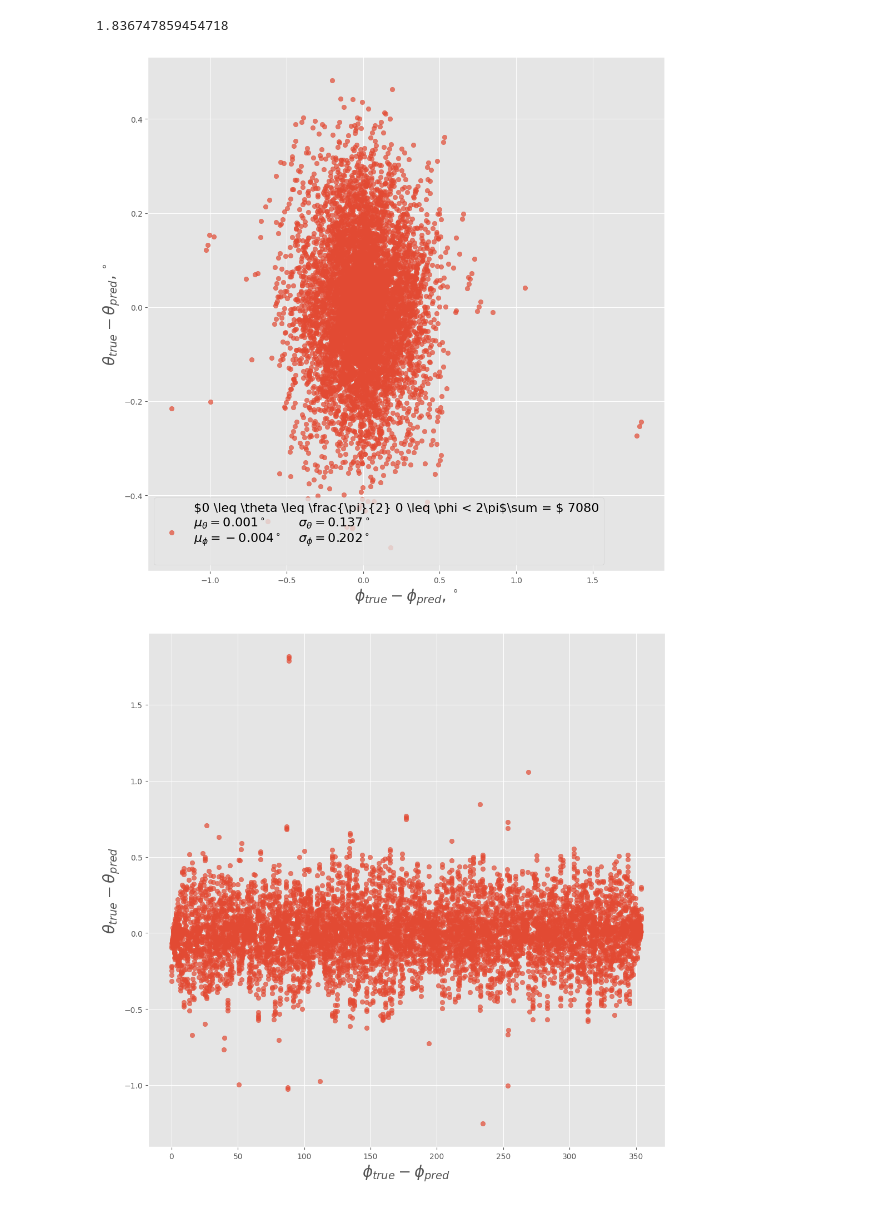
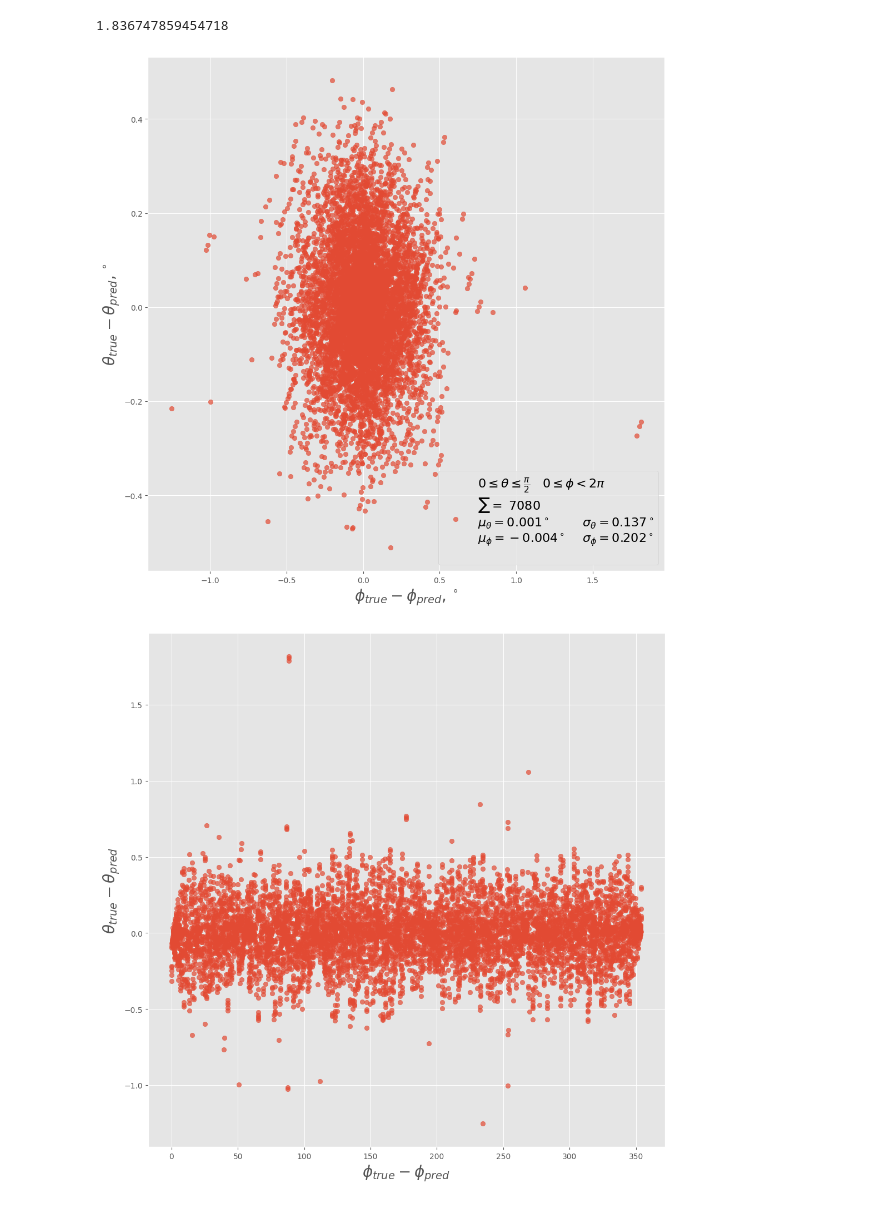
Before and after one commit to matalhim/EAS, a Jupyter notebook: direction/test.ipynb, the cells around one changed output. Cells and saved outputs as stored; diff of their text form; code cells hidden in the pictures.

```diff
--- a/direction/test.ipynb
+++ b/direction/test.ipynb
@@ -245,35 +245,35 @@ mean_error_phi = np.mean(errors_phi)
 std_error_theta = np.std(errors_theta)
 std_error_phi = np.std(errors_phi)
 
 label_text = (
-    r'$0 \leq \theta \leq \frac{\pi}{2} 0 \leq \phi < 2\pi'
+    r'$0 \leq \theta \leq \frac{\pi}{2} $   $0 \leq \phi < 2\pi$' + '\n'
     rf"$\sum = $ {num_data}" + '\n'
     rf"$\mu_{{\theta}} = {mean_error_theta:.3f}^\circ$        $\sigma_{{\theta}} = {
         std_error_theta:.3f}^\circ$" + '\n'
     rf"$\mu_{{\phi}} = {mean_error_phi:.3f}^\circ$    $\sigma_{{\phi}} = {
         std_error_phi:.3f}^\circ$" + '\n'
 )
 
 plt.figure(figsize=(12, 12))
 
 plt.scatter(
     errors_phi,
     errors_theta,
     alpha=0.7,
     label=label_text
 )
 
 plt.xlabel(r'$\phi_{true} - \phi_{pred},^\circ$', fontsize=20)
 plt.ylabel(r'$\theta_{true} - \theta_{pred},^\circ$', fontsize=20)
 
 plt.grid(True)
 
 plt.legend(fontsize=16, loc="best")
 
 plt.savefig('plots/test_theta_vs_phi_diff.png')
 plt.show()
 # %% [output]
-[figure, old version]
+[figure, new version]
 # %%
 plt.figure(figsize=(12, 12))
 
```
